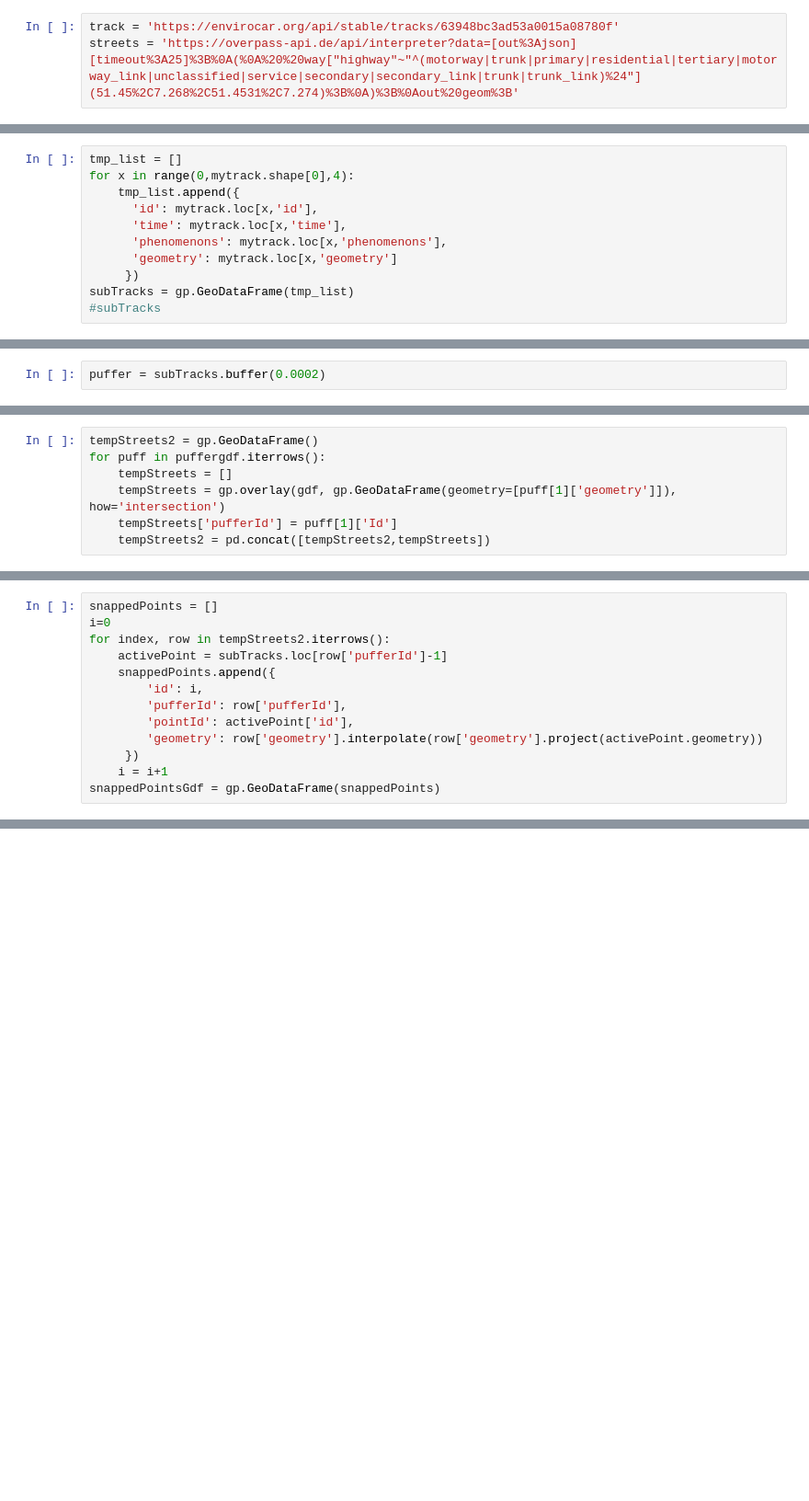
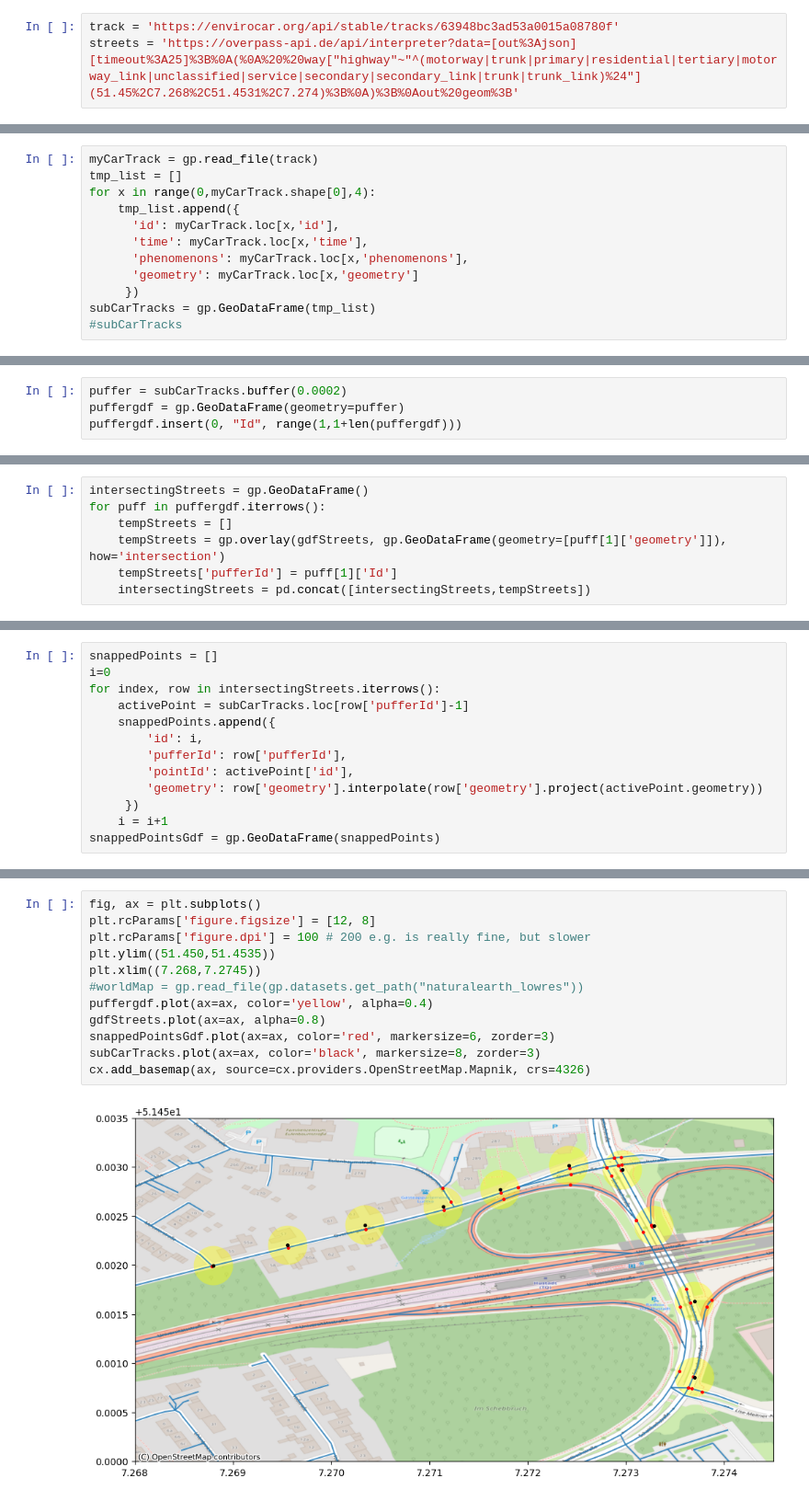
Before and after one commit to bogeo/envirocar-map-matching-notebook, a Jupyter notebook: enviroCar.ipynb, the cells around one changed output, grey strips where cells are left out. Shown at 92% size. Saved outputs shown, nothing was run; the diff lists cells and outputs as text; blank space fills up the shorter version.

```diff
--- a/enviroCar.ipynb
+++ b/enviroCar.ipynb
@@ -39,11 +89,12 @@ mytrack = gp.read_file(track)
 # %%
+myCarTrack = gp.read_file(track)
 tmp_list = []
-for x in range(0,mytrack.shape[0],4):
+for x in range(0,myCarTrack.shape[0],4):
     tmp_list.append({
-      'id': mytrack.loc[x,'id'],
-      'time': mytrack.loc[x,'time'],
-      'phenomenons': mytrack.loc[x,'phenomenons'],
-      'geometry': mytrack.loc[x,'geometry']
+      'id': myCarTrack.loc[x,'id'],
+      'time': myCarTrack.loc[x,'time'],
+      'phenomenons': myCarTrack.loc[x,'phenomenons'],
+      'geometry': myCarTrack.loc[x,'geometry']
      })
-subTracks = gp.GeoDataFrame(tmp_list)
-#subTracks
+subCarTracks = gp.GeoDataFrame(tmp_list)
+#subCarTracks
@@ -62,2 +107,4 @@ cx.add_basemap(ax, source=cx.providers.OpenStreetMap.Mapnik, crs=4326)
 # %%
-puffer = subTracks.buffer(0.0002)
+puffer = subCarTracks.buffer(0.0002)
+puffergdf = gp.GeoDataFrame(geometry=puffer)
+puffergdf.insert(0, "Id", range(1,1+len(puffergdf)))
@@ -68,7 +111,7 @@ puffergdf.insert(0, "Id", range(1,1+len(puffergdf)))
 # %%
-tempStreets2 = gp.GeoDataFrame()
+intersectingStreets = gp.GeoDataFrame()
 for puff in puffergdf.iterrows():
     tempStreets = []
-    tempStreets = gp.overlay(gdf, gp.GeoDataFrame(geometry=[puff[1]['geometry']]), how='intersection')
+    tempStreets = gp.overlay(gdfStreets, gp.GeoDataFrame(geometry=[puff[1]['geometry']]), how='intersection')
     tempStreets['pufferId'] = puff[1]['Id']
-    tempStreets2 = pd.concat([tempStreets2,tempStreets])
+    intersectingStreets = pd.concat([intersectingStreets,tempStreets])
@@ -77,8 +118,8 @@ import shapely
 # %%
 snappedPoints = []
 i=0
-for index, row in tempStreets2.iterrows():
-    activePoint = subTracks.loc[row['pufferId']-1]
+for index, row in intersectingStreets.iterrows():
+    activePoint = subCarTracks.loc[row['pufferId']-1]
     snappedPoints.append({
         'id': i,
         'pufferId': row['pufferId'],
@@ -98 +131,15 @@ cx.add_basemap(ax, source=cx.providers.OpenStreetMap.Mapnik, crs=4326)
+# %%
+fig, ax = plt.subplots()
+plt.rcParams['figure.figsize'] = [12, 8]
+plt.rcParams['figure.dpi'] = 100 # 200 e.g. is really fine, but slower
+plt.ylim((51.450,51.4535))
+plt.xlim((7.268,7.2745))
+#worldMap = gp.read_file(gp.datasets.get_path("naturalearth_lowres"))
+puffergdf.plot(ax=ax, color='yellow', alpha=0.4)
+gdfStreets.plot(ax=ax, alpha=0.8)
+snappedPointsGdf.plot(ax=ax, color='red', markersize=6, zorder=3)
+subCarTracks.plot(ax=ax, color='black', markersize=8, zorder=3)
+cx.add_basemap(ax, source=cx.providers.OpenStreetMap.Mapnik, crs=4326)
+# %% [output]
+[figure, added]
 # %%
```
Also changed, not shown: parts of 39 cells of this notebook.
